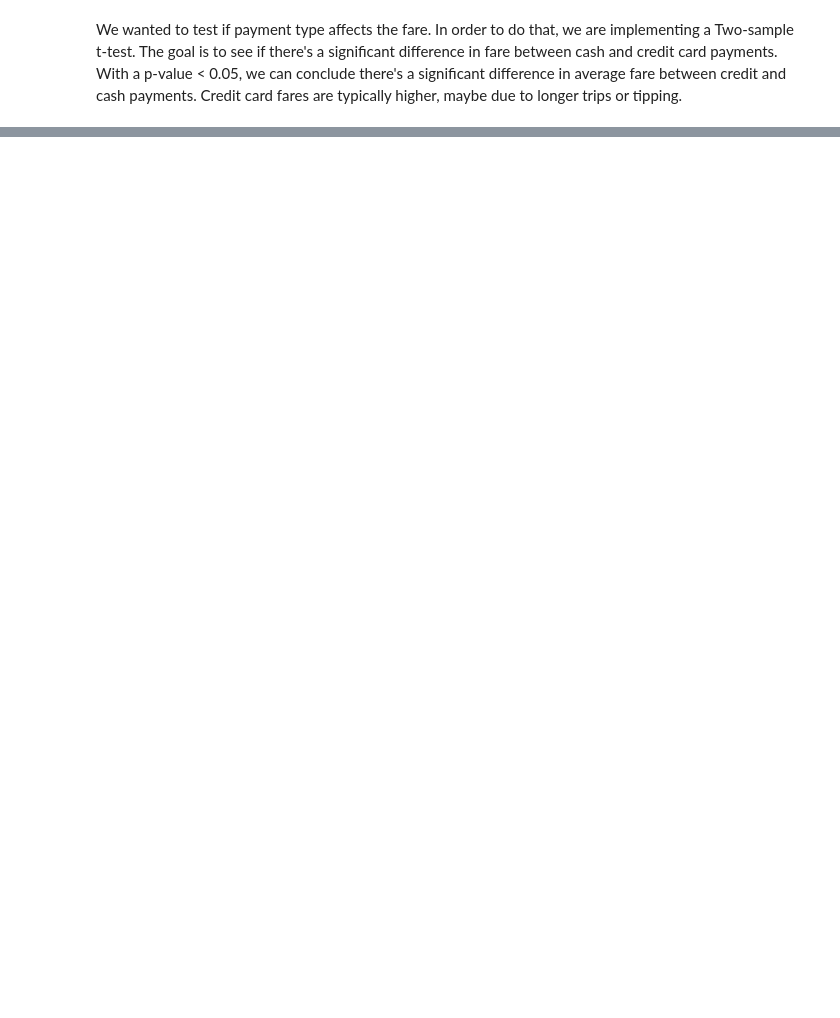
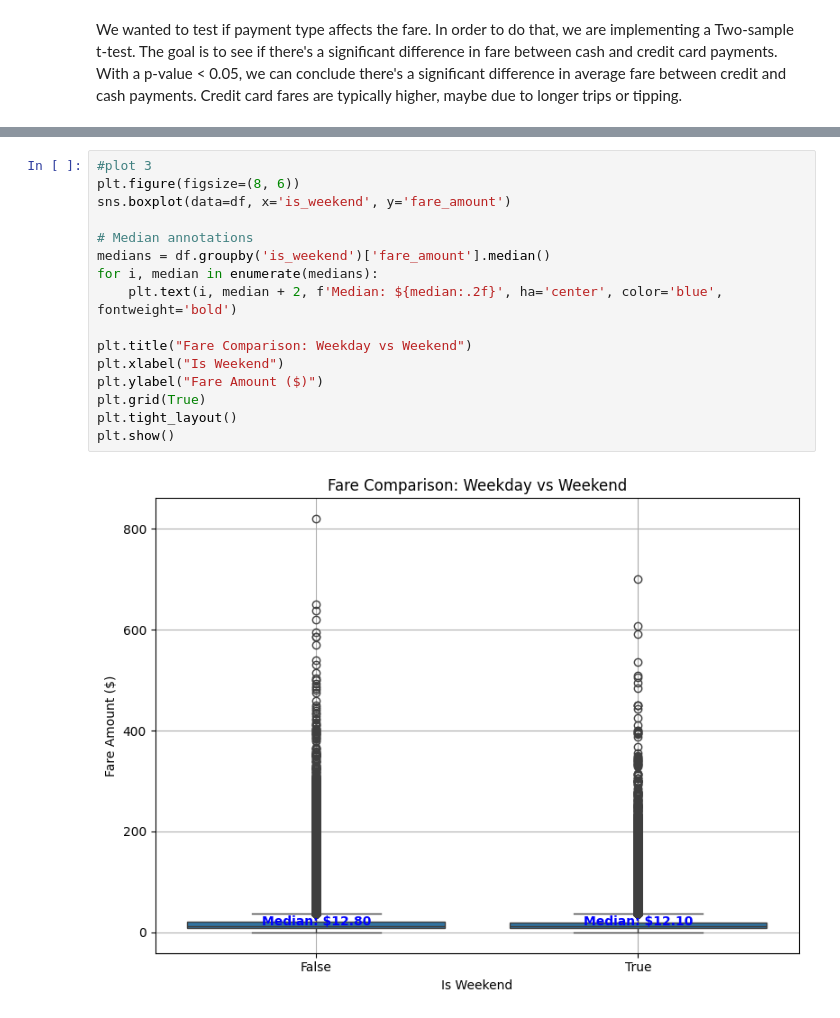
Before and after one commit to sayeenaresh/CMSC320-Final-Project, a Jupyter notebook: Data_analysis.ipynb, the cells around one changed output, grey strips where cells are left out. Drawn from its saved outputs; the diff is of its cells as text; blank space fills up the shorter version.

```diff
--- a/Data_analysis.ipynb
+++ b/Data_analysis.ipynb
@@ -425,0 +447,18 @@ Correlation coefficient: 0.02
+# %%
+#plot 3
+plt.figure(figsize=(8, 6))
+sns.boxplot(data=df, x='is_weekend', y='fare_amount')
+
+# Median annotations
+medians = df.groupby('is_weekend')['fare_amount'].median()
+for i, median in enumerate(medians):
+    plt.text(i, median + 2, f'Median: ${median:.2f}', ha='center', color='blue', fontweight='bold')
+
+plt.title("Fare Comparison: Weekday vs Weekend")
+plt.xlabel("Is Weekend")
+plt.ylabel("Fare Amount ($)")
+plt.grid(True)
+plt.tight_layout()
+plt.show()
+# %% [output]
+[figure, added]
```
Also changed, not shown: parts of 6 cells of this notebook.
